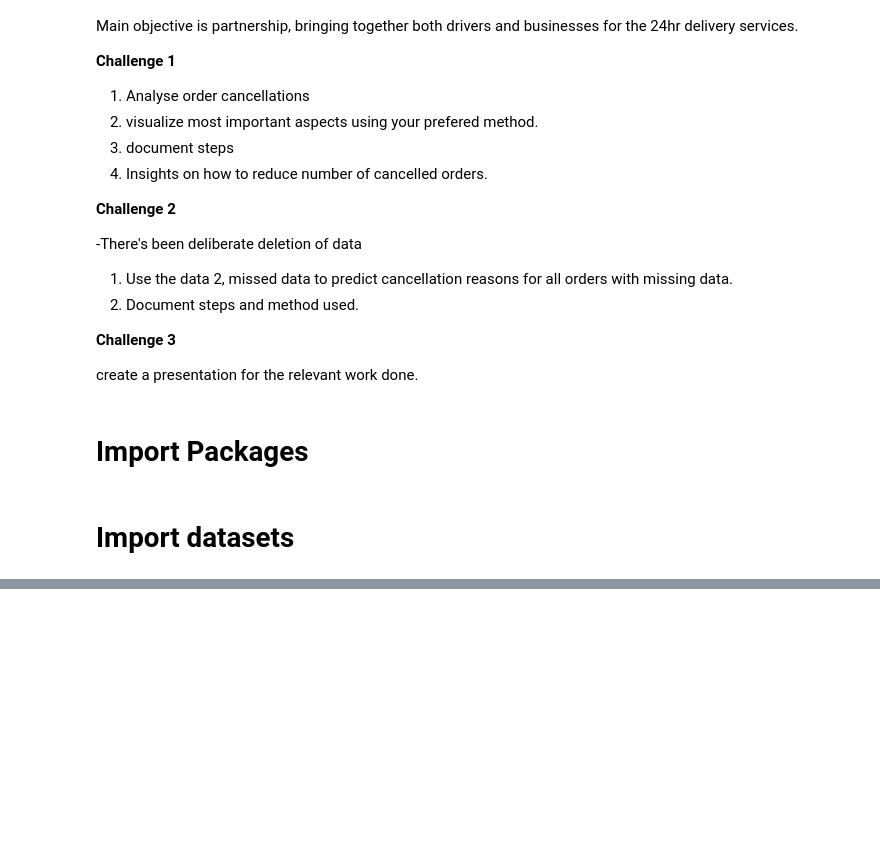
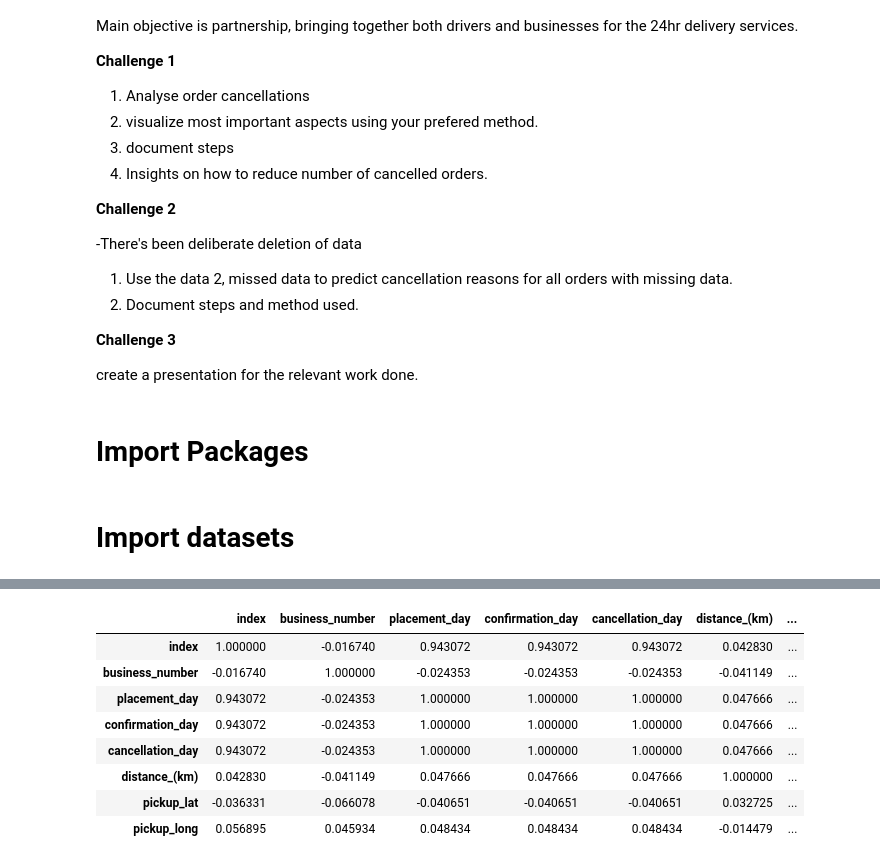
Before and after one commit to Dancilla/Challenges, a Jupyter notebook: Sendy/Sendy_notebooks/practical task analysis.ipynb, the cells around one changed output, grey strips where cells are left out. Drawn from its saved outputs; the diff is of its cells as text; code cells hidden in the pictures; blank space fills up the shorter version.

```diff
--- a/Sendy/Sendy_notebooks/practical task analysis.ipynb
+++ b/Sendy/Sendy_notebooks/practical task analysis.ipynb
@@ -44,0 +128,12 @@ import sklearn as skl
+# %%
+query_df.corr()
+# %% [output]
+|  | index | business_number | placement_day | confirmation_day | cancellation_day | distance_(km) | ... |
+| index | 1.000000 | -0.016740 | 0.943072 | 0.943072 | 0.943072 | 0.042830 | ... |
+| business_number | -0.016740 | 1.000000 | -0.024353 | -0.024353 | -0.024353 | -0.041149 | ... |
+| placement_day | 0.943072 | -0.024353 | 1.000000 | 1.000000 | 1.000000 | 0.047666 | ... |
+| confirmation_day | 0.943072 | -0.024353 | 1.000000 | 1.000000 | 1.000000 | 0.047666 | ... |
+| cancellation_day | 0.943072 | -0.024353 | 1.000000 | 1.000000 | 1.000000 | 0.047666 | ... |
+| distance_(km) | 0.042830 | -0.041149 | 0.047666 | 0.047666 | 0.047666 | 1.000000 | ... |
+| pickup_lat | -0.036331 | -0.066078 | -0.040651 | -0.040651 | -0.040651 | 0.032725 | ... |
+| pickup_long | 0.056895 | 0.045934 | 0.048434 | 0.048434 | 0.048434 | -0.014479 | ... |
```
Also changed, not shown: parts of 13 cells of this notebook, 3 other files.
